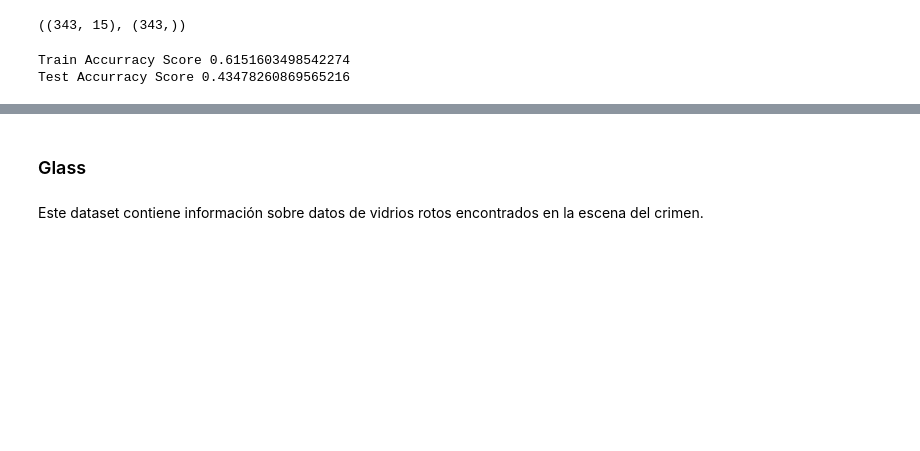
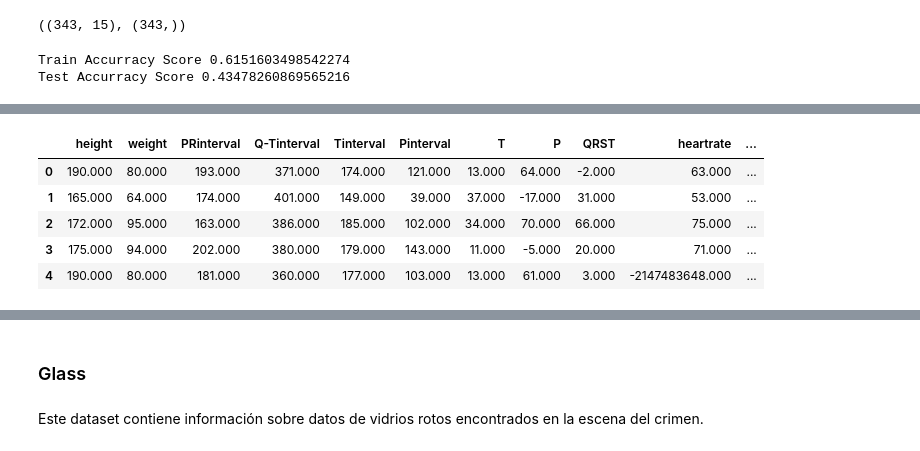
Before and after one commit to lponcec94/PolyWorks, a Jupyter notebook: semana_6/Semana_6_Local_Outlier_Factor.ipynb, the cells around one changed output, grey strips where cells are left out. Drawn from its saved outputs; the diff is of its cells as text; code cells hidden in the pictures; blank space fills up the shorter version.

```diff
--- a/semana_6/Semana_6_Local_Outlier_Factor.ipynb
+++ b/semana_6/Semana_6_Local_Outlier_Factor.ipynb
@@ -418,0 +491,9 @@ Test Accurracy Score 0.43478260869565216
+# %%
+df_filter.head()
+# %% [output]
+|  | height | weight | PRinterval | Q-Tinterval | Tinterval | Pinterval | T | P | QRST | heartrate | ... |
+| 0 | 190.000 | 80.000 | 193.000 | 371.000 | 174.000 | 121.000 | 13.000 | 64.000 | -2.000 | 63.000 | ... |
+| 1 | 165.000 | 64.000 | 174.000 | 401.000 | 149.000 | 39.000 | 37.000 | -17.000 | 31.000 | 53.000 | ... |
+| 2 | 172.000 | 95.000 | 163.000 | 386.000 | 185.000 | 102.000 | 34.000 | 70.000 | 66.000 | 75.000 | ... |
+| 3 | 175.000 | 94.000 | 202.000 | 380.000 | 179.000 | 143.000 | 11.000 | -5.000 | 20.000 | 71.000 | ... |
+| 4 | 190.000 | 80.000 | 181.000 | 360.000 | 177.000 | 103.000 | 13.000 | 61.000 | 3.000 | -2147483648.000 | ... |
```
Also changed, not shown: parts of 35 cells of this notebook.
